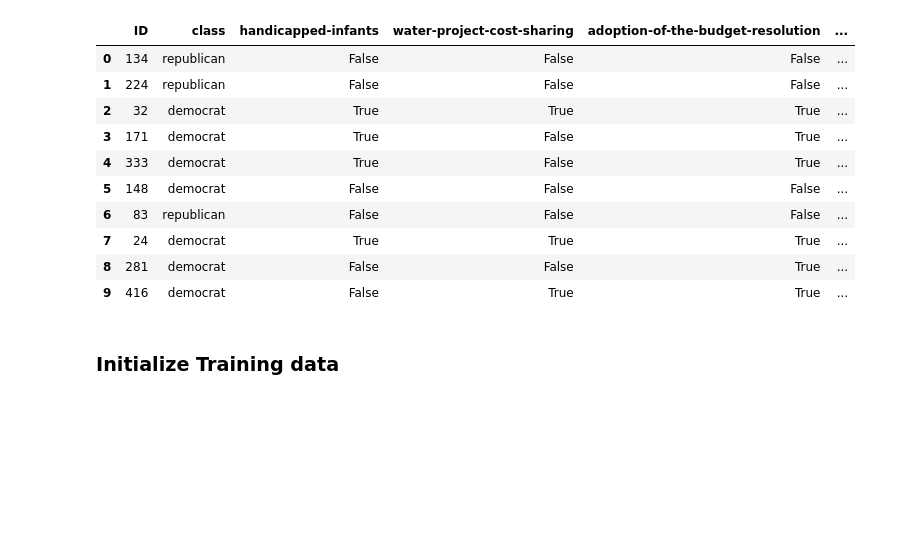
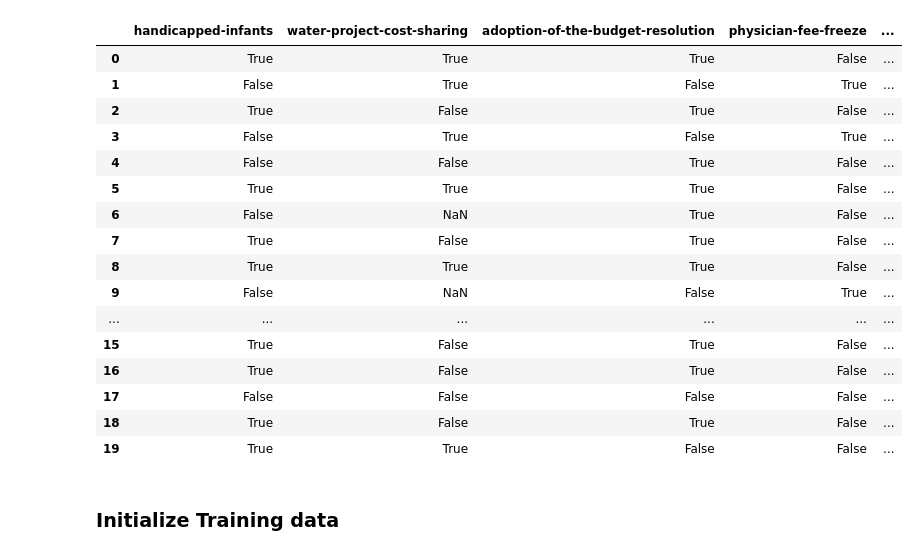
Before and after one commit to freecraver/ML-fun, a Jupyter notebook: congress/congress.ipynb, the cells around one changed output. Drawn from its saved outputs; the diff is of its cells as text; code cells hidden in the pictures; blank space fills up the shorter version.

```diff
--- a/congress/congress.ipynb
+++ b/congress/congress.ipynb
@@ -24,23 +22,30 @@ Using TensorFlow backend.
 # %%
 df_train = pd.read_csv(train_path)
 df_test = pd.read_csv(test_path)
-
+ids=df_train.pop("ID")
+ids=df_test.pop("ID")
 df_train = df_train.replace({'y':True, 'n':False, 'unknown':np.nan})
 df_test = df_test.replace({'y':True, 'n':False, 'unknown':np.nan})
-
-df_train.head(10)
+#df_train.head(20)
+df_test.head(20)
 # %% [output]
-|  | ID | class | handicapped-infants | water-project-cost-sharing | adoption-of-the-budget-resolution | ... |
-| 0 | 134 | republican | False | False | False | ... |
-| 1 | 224 | republican | False | False | False | ... |
-| 2 | 32 | democrat | True | True | True | ... |
-| 3 | 171 | democrat | True | False | True | ... |
-| 4 | 333 | democrat | True | False | True | ... |
-| 5 | 148 | democrat | False | False | False | ... |
-| 6 | 83 | republican | False | False | False | ... |
-| 7 | 24 | democrat | True | True | True | ... |
-| 8 | 281 | democrat | False | False | True | ... |
-| 9 | 416 | democrat | False | True | True | ... |
+|  | handicapped-infants | water-project-cost-sharing | adoption-of-the-budget-resolution | physician-fee-freeze | ... |
+| 0 | True | True | True | False | ... |
+| 1 | False | True | False | True | ... |
+| 2 | True | False | True | False | ... |
+| 3 | False | True | False | True | ... |
+| 4 | False | False | True | False | ... |
+| 5 | True | True | True | False | ... |
+| 6 | False | NaN | True | False | ... |
+| 7 | True | False | True | False | ... |
+| 8 | True | True | True | False | ... |
+| 9 | False | NaN | False | True | ... |
+| ... | ... | ... | ... | ... | ... |
+| 15 | True | False | True | False | ... |
+| 16 | True | False | True | False | ... |
+| 17 | False | False | False | False | ... |
+| 18 | True | False | True | False | ... |
+| 19 | True | True | False | False | ... |
 # %% [markdown]
 ### Initialize Training data
 # %%
```
Also changed, not shown: parts of 17 cells of this notebook, 12 other files.
